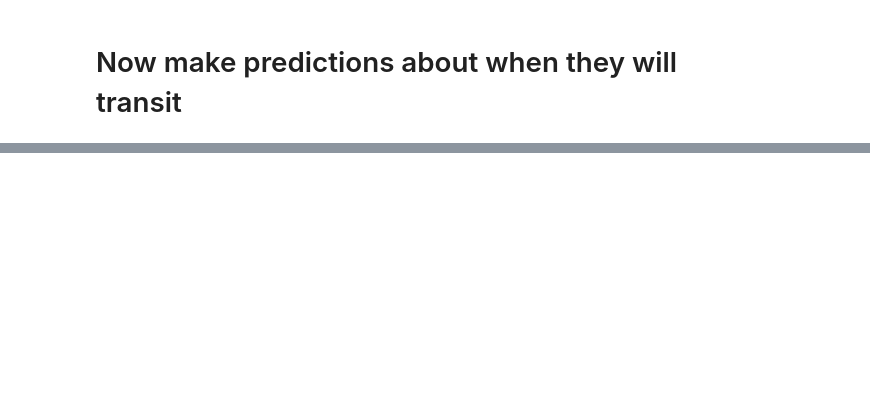
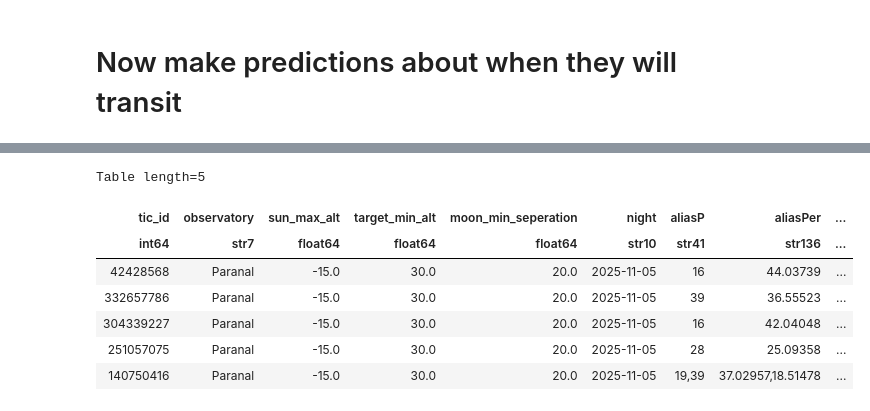
Before and after one commit to samgill844/bruce, a Jupyter notebook: examples/duotransits/aliases_example.ipynb, the cells around one changed output, grey strips where cells are left out. Saved outputs shown, nothing was run; the diff lists cells and outputs as text; code cells hidden in the pictures; blank space fills up the shorter version.

```diff
--- a/examples/duotransits/aliases_example.ipynb
+++ b/examples/duotransits/aliases_example.ipynb
@@ -467,4 +503,7 @@ print(summary['night', 'tic_id', 'aliasP', 'aliasPer'])
 # %%
-t = summary[summary['night']=='2025-10-29']
+night = '2025-11-05'
+
+t = summary[summary['night']==night]
+
 p = bruce.ambiguous_period.ambiguous_period('a', events=['a','a'], name='dummy',median_bin_size = 2,convolve_bin_size = 2)
 p.plot_all_events(t, output_dir='transit_plan')
@@ -470,0 +521,11 @@ p.plot_all_events(t, output_dir='transit_plan')
+# %%
+t
+# %% [output]
+Table length=5
+| tic_id | observatory | sun_max_alt | target_min_alt | moon_min_seperation | night | aliasP | aliasPer | ... |
+| int64 | str7 | float64 | float64 | float64 | str10 | str41 | str136 | ... |
+| 42428568 | Paranal | -15.0 | 30.0 | 20.0 | 2025-11-05 | 16 | 44.03739 | ... |
+| 332657786 | Paranal | -15.0 | 30.0 | 20.0 | 2025-11-05 | 39 | 36.55523 | ... |
+| 304339227 | Paranal | -15.0 | 30.0 | 20.0 | 2025-11-05 | 16 | 42.04048 | ... |
+| 251057075 | Paranal | -15.0 | 30.0 | 20.0 | 2025-11-05 | 28 | 25.09358 | ... |
+| 140750416 | Paranal | -15.0 | 30.0 | 20.0 | 2025-11-05 | 19,39 | 37.02957,18.51478 | ... |
```
Also changed, not shown: parts of 10 cells of this notebook, 3 other files.
